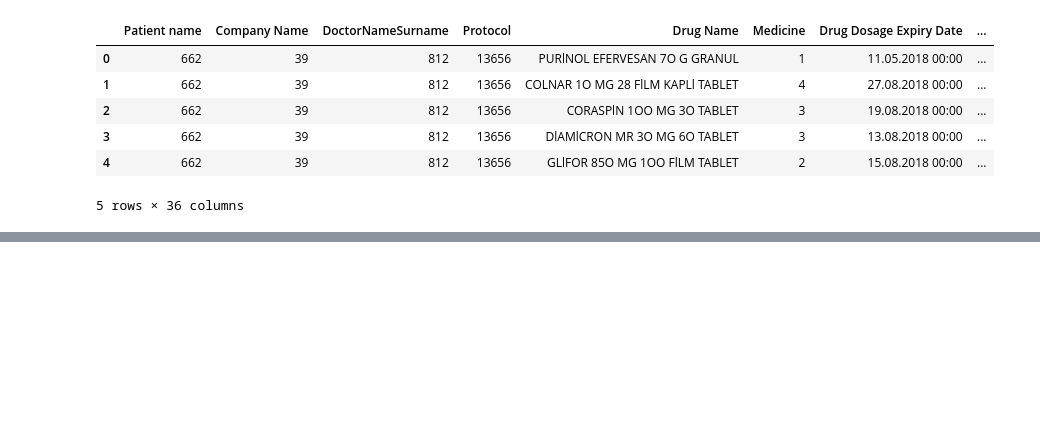
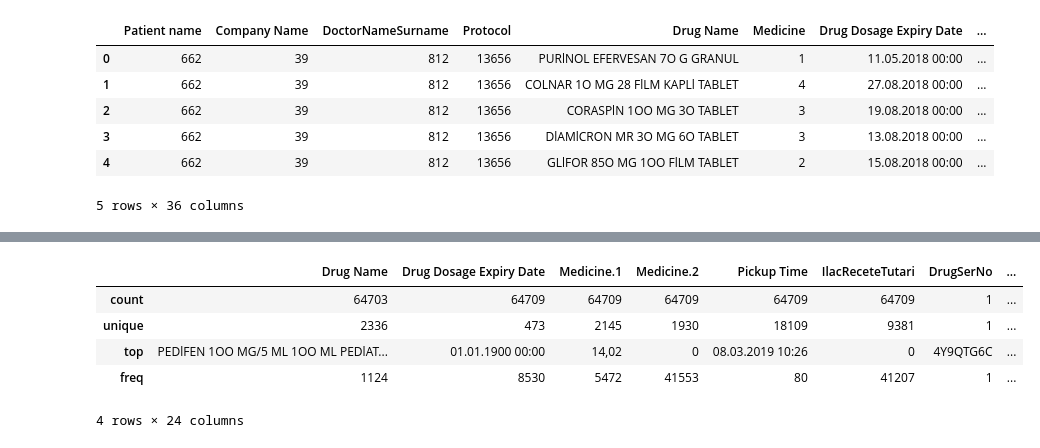
Before and after one commit to meetgit11/Smart-Pharmacy-Predictive-Analytics, a Jupyter notebook: notebooks/01_dataset_profiling.ipynb, the cells around one changed output, grey strips where cells are left out. Saved outputs shown, nothing was run; the diff lists cells and outputs as text; code cells hidden in the pictures; blank space fills up the shorter version.

```diff
--- a/notebooks/01_dataset_profiling.ipynb
+++ b/notebooks/01_dataset_profiling.ipynb
@@ -157,0 +243,9 @@ sales.head()
+# %%
+sales.describe(include="object")
+# %% [output]
+|  | Drug Name | Drug Dosage Expiry Date | Medicine.1 | Medicine.2 | Pickup Time | IlacReceteTutari | DrugSerNo | ... |
+| count | 64703 | 64709 | 64709 | 64709 | 64709 | 64709 | 1 | ... |
+| unique | 2336 | 473 | 2145 | 1930 | 18109 | 9381 | 1 | ... |
+| top | PEDlFEN 1OO MG/5 ML 1OO ML PEDlAT... | 01.01.1900 00:00 | 14,02 | 0 | 08.03.2019 10:26 | 0 | 4Y9QTG6C | ... |
+| freq | 1124 | 8530 | 5472 | 41553 | 80 | 41207 | 1 | ... |
+4 rows × 24 columns
```
Also changed, not shown: parts of 30 cells of this notebook, 4 other files.
